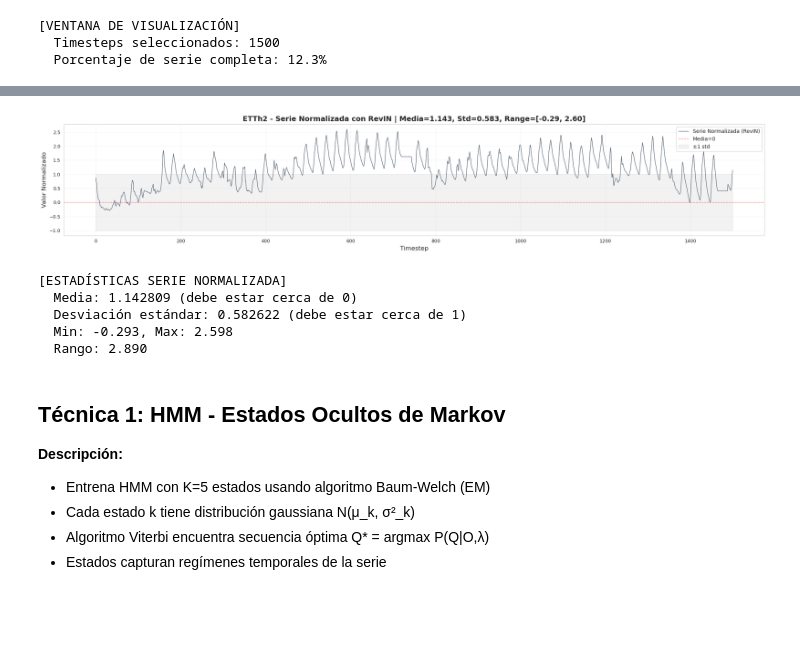
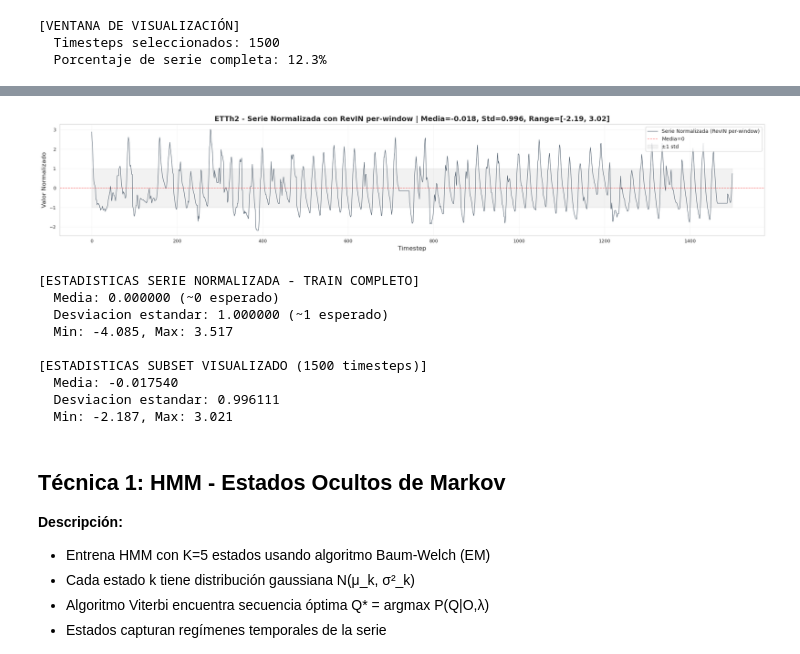
Before and after one commit to jaime-oriol/RITMO, a Jupyter notebook: tecnicas/ETTh2_tokenization.ipynb, the cells around one changed output, grey strips where cells are left out. Drawn from its saved outputs; the diff is of its cells as text; code cells hidden in the pictures; blank space fills up the shorter version.

Commit message:
fix figures RevIN

```diff
--- a/tecnicas/ETTh2_tokenization.ipynb
+++ b/tecnicas/ETTh2_tokenization.ipynb
@@ -377,40 +383,50 @@ HMM (Viterbi)         66          22.727273               5 Probabilístico    T
        MOMENT         93          16.129032       28 masked   Pre-training Goswami et al. (2024)   ETTh2          1500
 --------------------------------------------------------------------------------------------------------------------------------------------
 # %%
-# Visualizar serie normalizada con RevIN
+# Visualizar serie normalizada con RevIN per-window
 fig, ax = plt.subplots(figsize=(20, 4))
 
-ax.plot(etth2_series, linewidth=0.8, color='#2C3E50', alpha=0.9, label='Serie Normalizada (RevIN)')
+ax.plot(etth2_series, linewidth=0.8, color='#2C3E50', alpha=0.9, label='Serie Normalizada (RevIN per-window)')
 ax.axhline(0, color='red', linestyle='--', linewidth=1, alpha=0.5, label='Media=0')
 ax.fill_between(range(len(etth2_series)), -1, 1, alpha=0.1, color='gray', label='±1 std')
 
-# Calcular estadísticas
+# Estadisticas del subset visualizado
 mean_val = etth2_series.mean()
 std_val = etth2_series.std()
 min_val = etth2_series.min()
 max_val = etth2_series.max()
 
-ax.set_title(f'ETTh2 - Serie Normalizada con RevIN | Media={mean_val:.3f}, Std={std_val:.3f}, Range=[{min_val:.2f}, {max_val:.2f}]',
+ax.set_title(f'ETTh2 - Serie Normalizada con RevIN per-window | Media={mean_val:.3f}, Std={std_val:.3f}, Range=[{min_val:.2f}, {max_val:.2f}]',
              fontsize=14, fontweight='bold')
 ax.set_xlabel('Timestep', fontsize=12)
 ax.set_ylabel('Valor Normalizado', fontsize=12)
 ax.legend(loc='upper right', fontsize=10)
 ax.grid(True, alpha=0.3)
 plt.tight_layout()
 plt.show()
 
-print(f"[ESTADÍSTICAS SERIE NORMALIZADA]")
-print(f"  Media: {mean_val:.6f} (debe estar cerca de 0)")
-print(f"  Desviación estándar: {std_val:.6f} (debe estar cerca de 1)")
+# Estadisticas verificadas sobre serie completa (no solo subset)
+full_mean = etth2_data_norm.mean()
+full_std = etth2_data_norm.std()
+print(f"[ESTADISTICAS SERIE NORMALIZADA - TRAIN COMPLETO]")
+print(f"  Media: {full_mean:.6f} (~0 esperado)")
+print(f"  Desviacion estandar: {full_std:.6f} (~1 esperado)")
+print(f"  Min: {etth2_data_norm.min():.3f}, Max: {etth2_data_norm.max():.3f}")
+print(f"\n[ESTADISTICAS SUBSET VISUALIZADO ({len(etth2_series)} timesteps)]")
+print(f"  Media: {mean_val:.6f}")
+print(f"  Desviacion estandar: {std_val:.6f}")
 print(f"  Min: {min_val:.3f}, Max: {max_val:.3f}")
-print(f"  Rango: {max_val - min_val:.3f}")
 # %% [output]
-[figure, old version]
+[figure, new version]
-[ESTADÍSTICAS SERIE NORMALIZADA]
-  Media: 1.142809 (debe estar cerca de 0)
-  Desviación estándar: 0.582622 (debe estar cerca de 1)
-  Min: -0.293, Max: 2.598
-  Rango: 2.890
+[ESTADISTICAS SERIE NORMALIZADA - TRAIN COMPLETO]
+  Media: 0.000000 (~0 esperado)
+  Desviacion estandar: 1.000000 (~1 esperado)
+  Min: -4.085, Max: 3.517
+
+[ESTADISTICAS SUBSET VISUALIZADO (1500 timesteps)]
+  Media: -0.017540
+  Desviacion estandar: 0.996111
+  Min: -2.187, Max: 3.021
 # %% [markdown]
 ## Técnica 1: HMM - Estados Ocultos de Markov
 
```
Also changed, not shown: parts of 13 cells of this notebook, 10 other files.
